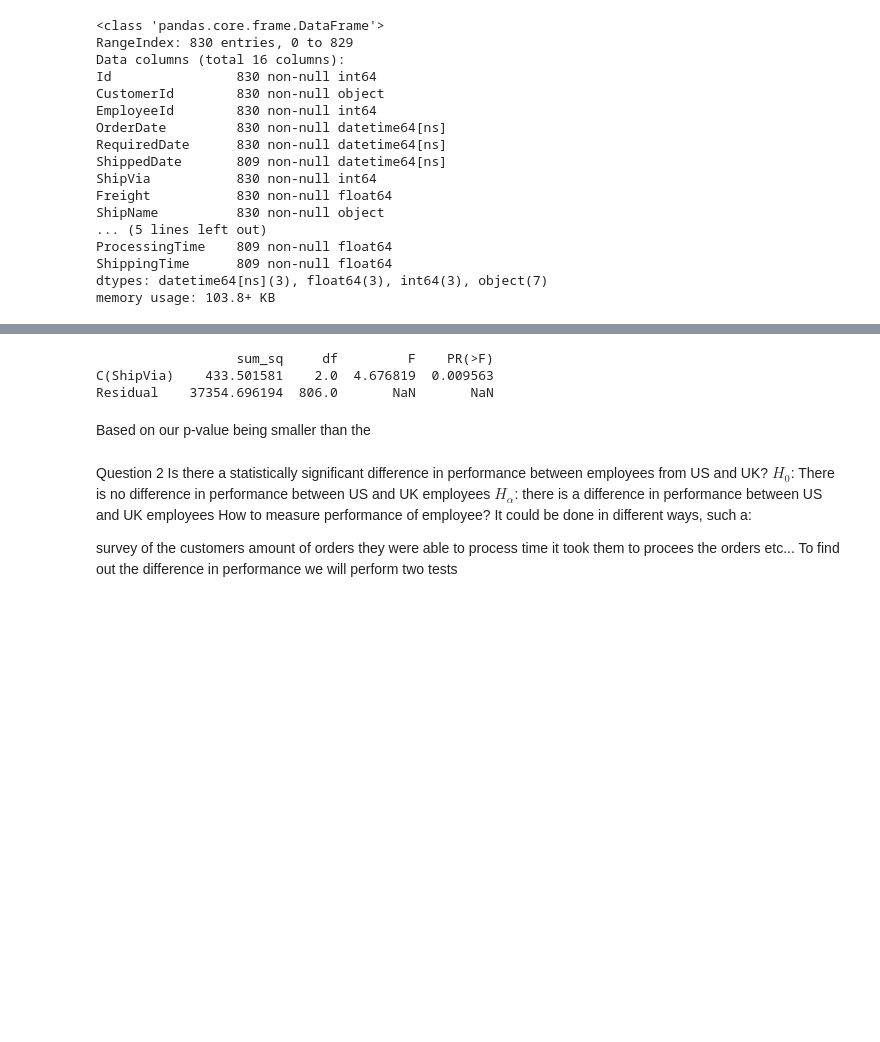
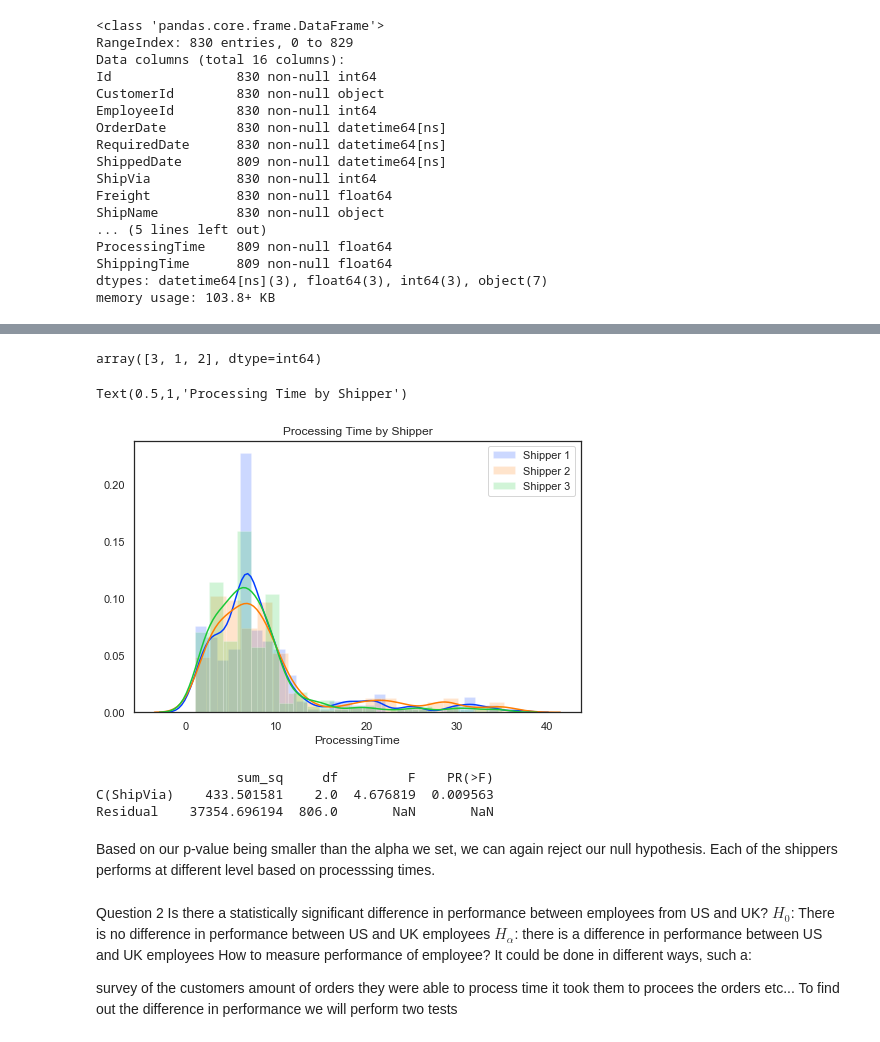
Before and after one commit to MissAle17/dsc-2-final-project-online-ds-sp-000, a Jupyter notebook: Mod2_Project_v2.ipynb, the cells around one changed output, grey strips where cells are left out. Saved outputs shown, nothing was run; the diff lists cells and outputs as text; code cells hidden in the pictures; blank space fills up the shorter version.

```diff
--- a/Mod2_Project_v2.ipynb
+++ b/Mod2_Project_v2.ipynb
@@ -629,0 +614,5 @@ TypeError: 'int' object is not iterable
+# %%
+#copying our dataframe and trimming it down to only the columsn we need
+ship_df = Order_df.copy()
+ship_df = ship_df.loc[:,['ShipVia', 'ProcessingTime','ShippingTime']]
+ship_df.head()
@@ -630,3 +637,30 @@ TypeError: 'int' object is not iterable
+# %%
+#removing our null values since there are only 21 so we can continue with our plot
+ship_df.dropna(inplace=True)
+ship_df.info()
+# %%
+ship_df.ShipVia.unique()
+# %% [output]
+array([3, 1, 2], dtype=int64)
+# %%
+#Again we will be plotting our data for exploration
+
+plt.figure(figsize=(8,5))
+
+#creating each of our displots
+sns.distplot(ship_df['ProcessingTime'].loc[ship_df['ShipVia'] == 1], hist_kws=dict(alpha=0.2), label='Shipper 1')
+sns.distplot(ship_df['ProcessingTime'].loc[ship_df['ShipVia'] == 2], hist_kws=dict(alpha=0.2), label='Shipper 2')
+sns.distplot(ship_df['ProcessingTime'].loc[ship_df['ShipVia'] == 3], hist_kws=dict(alpha=0.2), label='Shipper 3')
+
+#setting a vertical line at each mean
+plt.axvline(x=control.mean(), color='darkorange', linestyle='--')
+plt.axvline(x=test.mean(), color='darkblue', linestyle='--')
+
+plt.legend()
+plt.title('Processing Time by Shipper')
+# %% [output]
+Text(0.5,1,'Processing Time by Shipper')
+[figure, added]
 # %%
 test4= 'ProcessingTime ~ C(ShipVia)'
 lm = ols(test4, Orders_df).fit()
@@ -637,7 +671,7 @@ print(tab4)
 C(ShipVia)    433.501581    2.0  4.676819  0.009563
 Residual    37354.696194  806.0       NaN       NaN
 # %% [markdown]
-Based on our p-value being smaller than the
+Based on our p-value being smaller than the alpha we set, we can again reject our null hypothesis.  Each of the shippers performs at different level based on processsing times.
 # %% [markdown]
 
 Question 2
```
Also changed, not shown: parts of 4 cells of this notebook.
